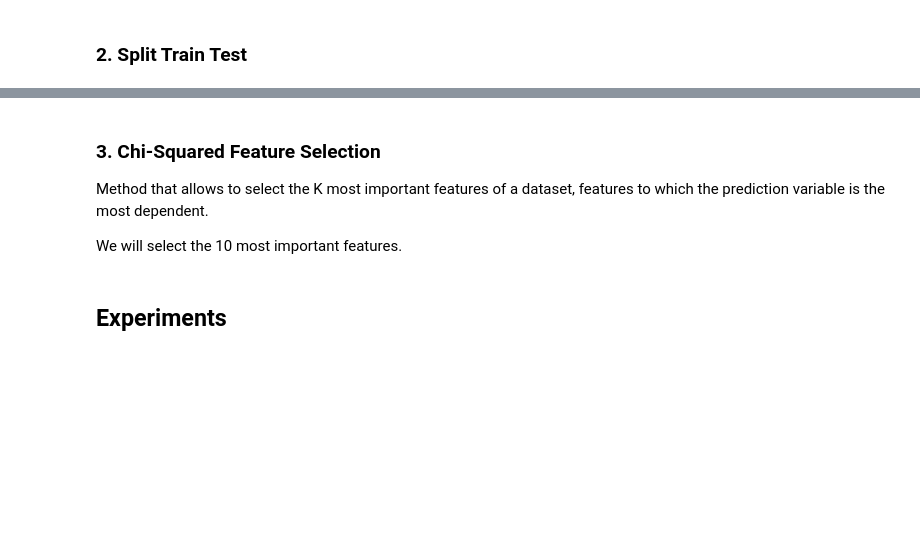
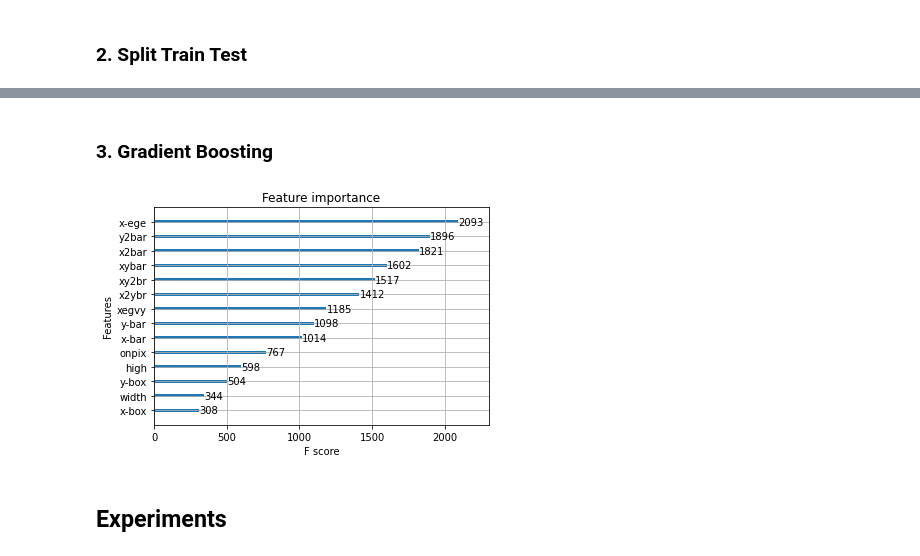
Before and after one commit to chrismartel/COMP551, a Jupyter notebook: projects/p1/letter_recognition.ipynb, the cells around one changed output, grey strips where cells are left out. Drawn from its saved outputs; the diff is of its cells as text; code cells hidden in the pictures; blank space fills up the shorter version.

Commit message:
normalization and gradient boosting for letter recogn.

```diff
--- a/projects/p1/letter_recognition.ipynb
+++ b/projects/p1/letter_recognition.ipynb
@@ -60,5 +67,10 @@ display(df)
 # %%
 from sklearn.model_selection import train_test_split
 
-data = df.to_numpy()
-x_train, x_test, y_train, y_test = train_test_split(data[:,1:], data[:,0], test_size=0.20, train_size=0.80)
+num_instances = df.shape[0]
+num_train = int(0.8 * num_instances)
+
+# shuffle dataset
+df = df.sample(frac=1)
+
+x_train_df, x_test_df, y_train_df, y_test_df = df.iloc[:num_train,1:], df.iloc[num_train:,1:], df.iloc[:num_train,0], df.iloc[num_train:,0]
@@ -64,0 +79,5 @@ x_train, x_test, y_train, y_test = train_test_split(data[:,1:], data[:,0], test_
+# %%
+x_train_df =(x_train_df-x_train_df.min())/(x_train_df.max()-x_train_df.min())
+x_test_df =(x_test_df-x_test_df.min())/(x_test_df.max()-x_test_df.min())
+display(x_train_df)
+display(x_test_df)
@@ -65,17 +111,18 @@ x_train, x_test, y_train, y_test = train_test_split(data[:,1:], data[:,0], test_
 # %% [markdown]
-### 3. Chi-Squared Feature Selection
-
-Method that allows to select the K most important features of a dataset, features to which the prediction variable is the most dependent.
-
-We will select the 10 most important features.
+### 3. Gradient Boosting
 # %%
-from sklearn.feature_selection import SelectKBest, chi2
-fs = SelectKBest(score_func=chi2, k=10)
-fs.fit(x_train, y_train)
-x_train = fs.transform(x_train)
+from numpy import loadtxt
+from xgboost import XGBClassifier
+from xgboost import plot_importance
 
-fs.fit(x_test, y_test)
-x_test = fs.transform(x_test)
+# fit model no training data
+model = XGBClassifier()
+model.fit(x_train_df, y_train_df)
+# plot feature importance
+plot_importance(model)
+plt.show()
+# %% [output]
+[figure, added]
 # %% [markdown]
 ## Experiments
 # %% [markdown]
```
Also changed, not shown: parts of 3 cells of this notebook.
